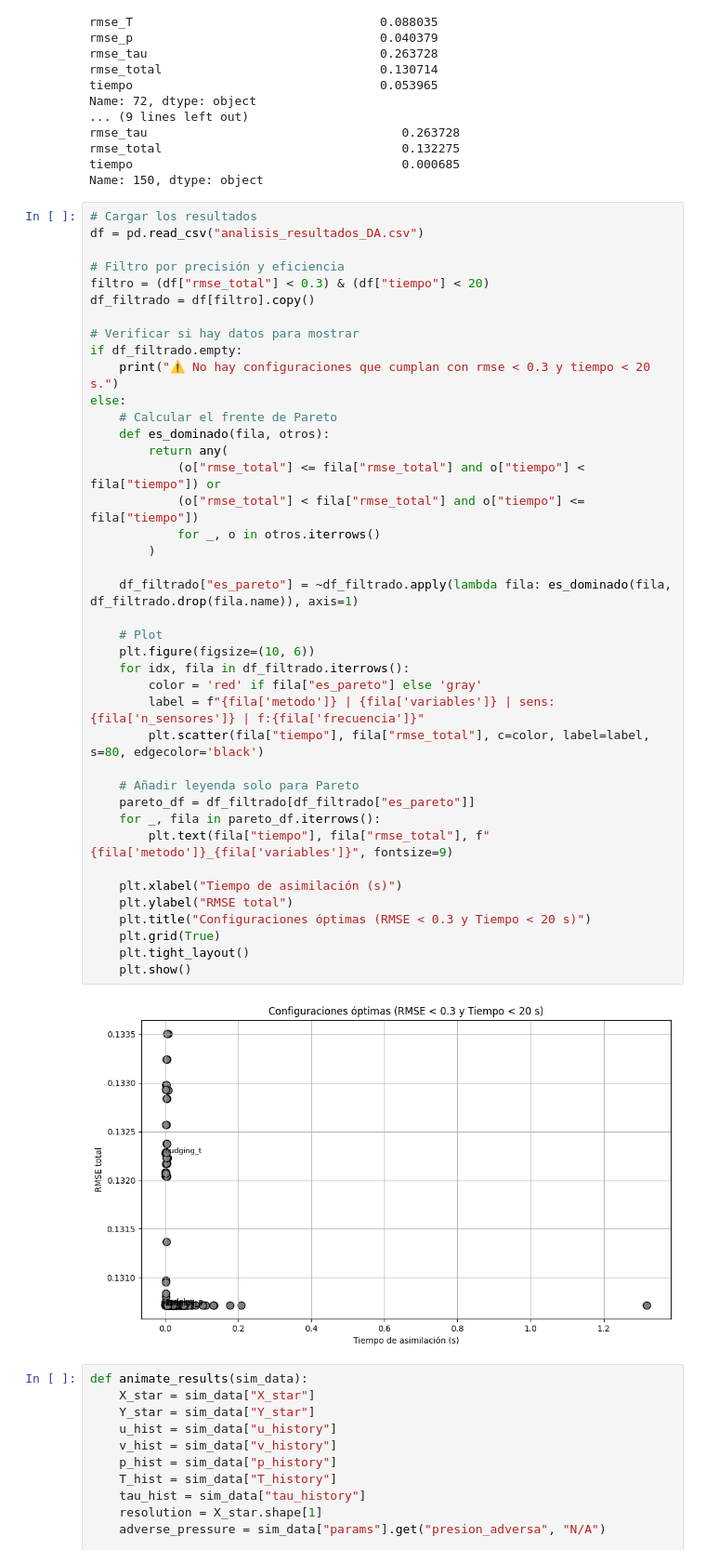
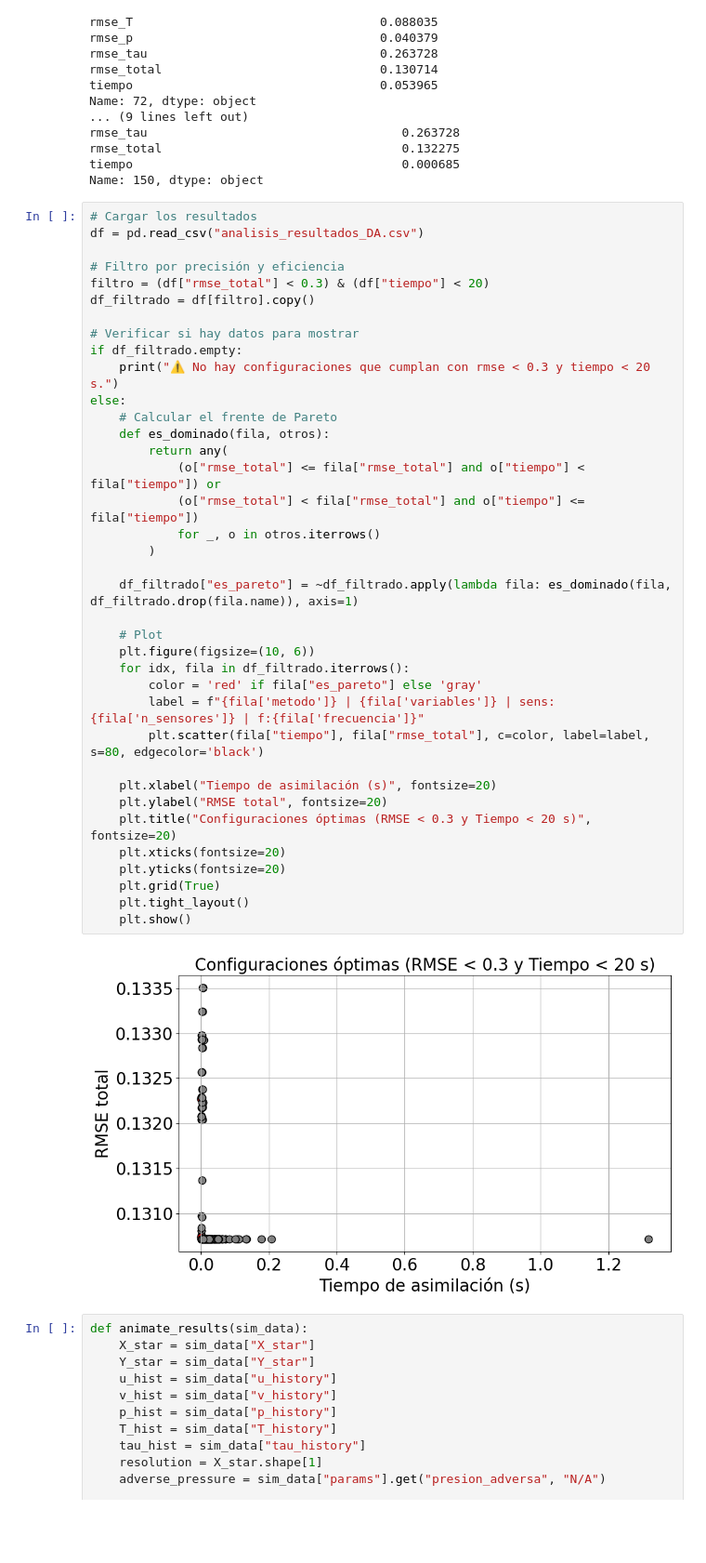
Before and after one commit to angelgvillatoro/bullville_M1, a Jupyter notebook: phd/notebook_simulacion_asimilacion_completo.ipynb, the cells around one changed output. Shown at 93% size. Cells and saved outputs as stored; diff of their text form; blank space fills up the shorter version.

```diff
--- a/phd/notebook_simulacion_asimilacion_completo.ipynb
+++ b/phd/notebook_simulacion_asimilacion_completo.ipynb
@@ -1695,42 +1728,39 @@ df = pd.read_csv("analisis_resultados_DA.csv")
 
 # Filtro por precisión y eficiencia
 filtro = (df["rmse_total"] < 0.3) & (df["tiempo"] < 20)
 df_filtrado = df[filtro].copy()
 
 # Verificar si hay datos para mostrar
 if df_filtrado.empty:
     print("⚠️ No hay configuraciones que cumplan con rmse < 0.3 y tiempo < 20 s.")
 else:
     # Calcular el frente de Pareto
     def es_dominado(fila, otros):
         return any(
             (o["rmse_total"] <= fila["rmse_total"] and o["tiempo"] < fila["tiempo"]) or
             (o["rmse_total"] < fila["rmse_total"] and o["tiempo"] <= fila["tiempo"])
             for _, o in otros.iterrows()
         )
 
     df_filtrado["es_pareto"] = ~df_filtrado.apply(lambda fila: es_dominado(fila, df_filtrado.drop(fila.name)), axis=1)
 
     # Plot
     plt.figure(figsize=(10, 6))
     for idx, fila in df_filtrado.iterrows():
         color = 'red' if fila["es_pareto"] else 'gray'
         label = f"{fila['metodo']} | {fila['variables']} | sens:{fila['n_sensores']} | f:{fila['frecuencia']}"
         plt.scatter(fila["tiempo"], fila["rmse_total"], c=color, label=label, s=80, edgecolor='black')
 
-    # Añadir leyenda solo para Pareto
-    pareto_df = df_filtrado[df_filtrado["es_pareto"]]
-    for _, fila in pareto_df.iterrows():
-        plt.text(fila["tiempo"], fila["rmse_total"], f"{fila['metodo']}_{fila['variables']}", fontsize=9)
-
-    plt.xlabel("Tiempo de asimilación (s)")
-    plt.ylabel("RMSE total")
-    plt.title("Configuraciones óptimas (RMSE < 0.3 y Tiempo < 20 s)")
+    plt.xlabel("Tiempo de asimilación (s)", fontsize=20)
+    plt.ylabel("RMSE total", fontsize=20)
+    plt.title("Configuraciones óptimas (RMSE < 0.3 y Tiempo < 20 s)", fontsize=20)
+    plt.xticks(fontsize=20)
+    plt.yticks(fontsize=20)
     plt.grid(True)
     plt.tight_layout()
     plt.show()
 # %% [output]
-[figure, old version]
+[figure, new version]
 # %%
 def animate_results(sim_data):
     X_star = sim_data["X_star"]
```
Also changed, not shown: parts of 4 cells of this notebook, 9 other files.
